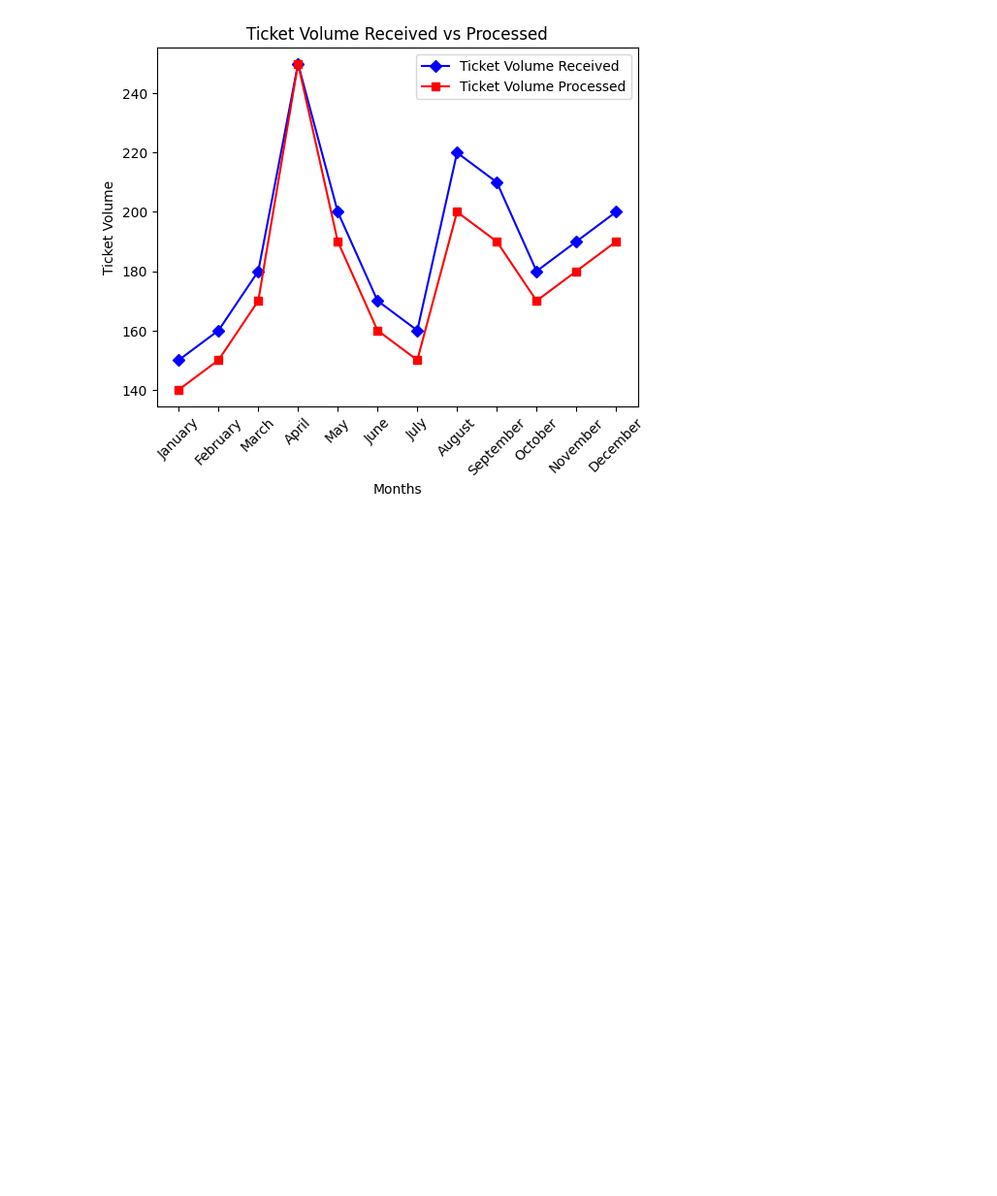
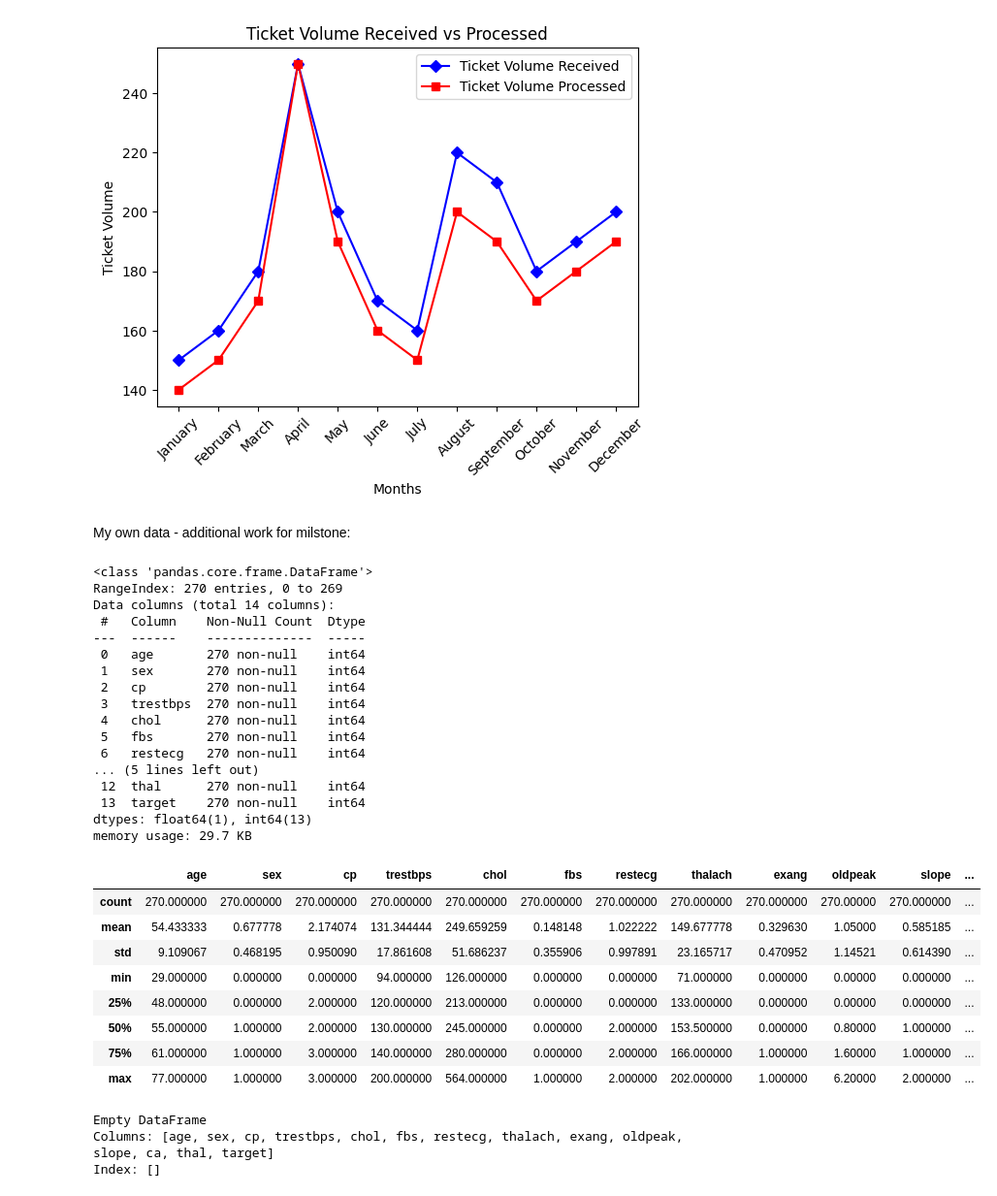
Before and after one commit to acasas11/AI-For-Leaders, a Jupyter notebook: Week6.ipynb, the cells around one changed output. Shown at 97% size. Cells and saved outputs as stored; diff of their text form; code cells hidden in the pictures; blank space fills up the shorter version.

```diff
--- a/Week6.ipynb
+++ b/Week6.ipynb
@@ -204,3 +203,51 @@ plt.xticks(rotation=45)
 plt.show()
 # %% [output]
 [figure]
+# %% [markdown]
+My own data - additional work for milstone:
+# %%
+#Summarize the datasets using info() and describe()
+
+df = pd.read_csv('Heart_disease_statlog.csv')
+
+df_cleaned = df.dropna(how='all')
+
+df.info()
+
+df.describe()
+# %% [output]
+<class 'pandas.core.frame.DataFrame'>
+RangeIndex: 270 entries, 0 to 269
+Data columns (total 14 columns):
+ #   Column    Non-Null Count  Dtype
+---  ------    --------------  -----
+ 0   age       270 non-null    int64
+ 1   sex       270 non-null    int64
+ 2   cp        270 non-null    int64
+ 3   trestbps  270 non-null    int64
+ 4   chol      270 non-null    int64
+ 5   fbs       270 non-null    int64
+ 6   restecg   270 non-null    int64
+... (5 lines left out)
+ 12  thal      270 non-null    int64
+ 13  target    270 non-null    int64
+dtypes: float64(1), int64(13)
+memory usage: 29.7 KB
+|  | age | sex | cp | trestbps | chol | fbs | restecg | thalach | exang | oldpeak | slope | ... |
+| count | 270.000000 | 270.000000 | 270.000000 | 270.000000 | 270.000000 | 270.000000 | 270.000000 | 270.000000 | 270.000000 | 270.00000 | 270.000000 | ... |
+| mean | 54.433333 | 0.677778 | 2.174074 | 131.344444 | 249.659259 | 0.148148 | 1.022222 | 149.677778 | 0.329630 | 1.05000 | 0.585185 | ... |
+| std | 9.109067 | 0.468195 | 0.950090 | 17.861608 | 51.686237 | 0.355906 | 0.997891 | 23.165717 | 0.470952 | 1.14521 | 0.614390 | ... |
+| min | 29.000000 | 0.000000 | 0.000000 | 94.000000 | 126.000000 | 0.000000 | 0.000000 | 71.000000 | 0.000000 | 0.00000 | 0.000000 | ... |
+| 25% | 48.000000 | 0.000000 | 2.000000 | 120.000000 | 213.000000 | 0.000000 | 0.000000 | 133.000000 | 0.000000 | 0.00000 | 0.000000 | ... |
+| 50% | 55.000000 | 1.000000 | 2.000000 | 130.000000 | 245.000000 | 0.000000 | 2.000000 | 153.500000 | 0.000000 | 0.80000 | 1.000000 | ... |
+| 75% | 61.000000 | 1.000000 | 3.000000 | 140.000000 | 280.000000 | 0.000000 | 2.000000 | 166.000000 | 1.000000 | 1.60000 | 1.000000 | ... |
+| max | 77.000000 | 1.000000 | 3.000000 | 200.000000 | 564.000000 | 1.000000 | 2.000000 | 202.000000 | 1.000000 | 6.20000 | 2.000000 | ... |
+# %%
+#Are there any duplicate rows?
+
+duplicate_rows = df[df.duplicated()]
+print(duplicate_rows)
+# %% [output]
+Empty DataFrame
+Columns: [age, sex, cp, trestbps, chol, fbs, restecg, thalach, exang, oldpeak, slope, ca, thal, target]
+Index: []
```
Also changed, not shown: parts of 3 cells of this notebook.
